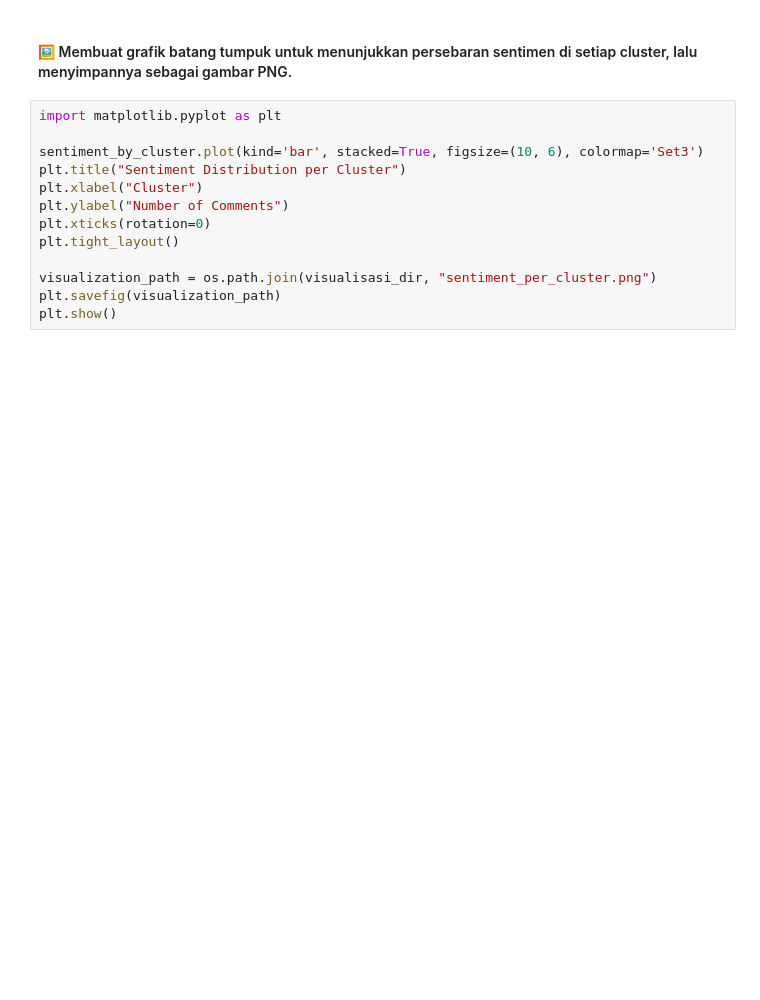
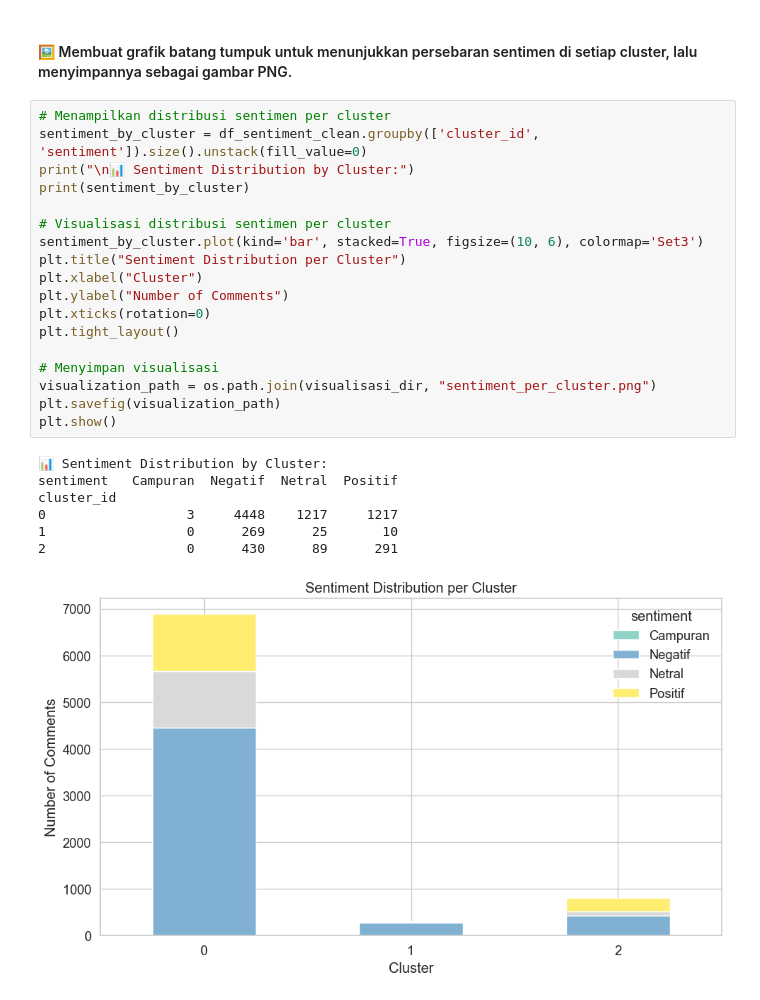
Before and after one commit to Rizky28eka/sentiment-prabowo-menjawab, a Jupyter notebook: sentiment.ipynb, the cells around one changed output. Saved outputs shown, nothing was run; the diff lists cells and outputs as text; blank space fills up the shorter version.

```diff
--- a/sentiment.ipynb
+++ b/sentiment.ipynb
@@ -849,15 +876,28 @@ print(sentiment_by_cluster)
 # %% [markdown]
 #### 🖼️ Membuat grafik batang tumpuk untuk menunjukkan persebaran sentimen di setiap cluster, lalu menyimpannya sebagai gambar PNG.
 # %%
-import matplotlib.pyplot as plt
+# Menampilkan distribusi sentimen per cluster
+sentiment_by_cluster = df_sentiment_clean.groupby(['cluster_id', 'sentiment']).size().unstack(fill_value=0)
+print("\n📊 Sentiment Distribution by Cluster:")
+print(sentiment_by_cluster)
 
+# Visualisasi distribusi sentimen per cluster
 sentiment_by_cluster.plot(kind='bar', stacked=True, figsize=(10, 6), colormap='Set3')
 plt.title("Sentiment Distribution per Cluster")
 plt.xlabel("Cluster")
 plt.ylabel("Number of Comments")
 plt.xticks(rotation=0)
 plt.tight_layout()
 
+# Menyimpan visualisasi
 visualization_path = os.path.join(visualisasi_dir, "sentiment_per_cluster.png")
 plt.savefig(visualization_path)
 plt.show()
+# %% [output]
+📊 Sentiment Distribution by Cluster:
+sentiment   Campuran  Negatif  Netral  Positif
+cluster_id
+0                  3     4448    1217     1217
+1                  0      269      25       10
+2                  0      430      89      291
+[figure, added]
```
Also changed, not shown: parts of 25 cells of this notebook, 53 other files.
